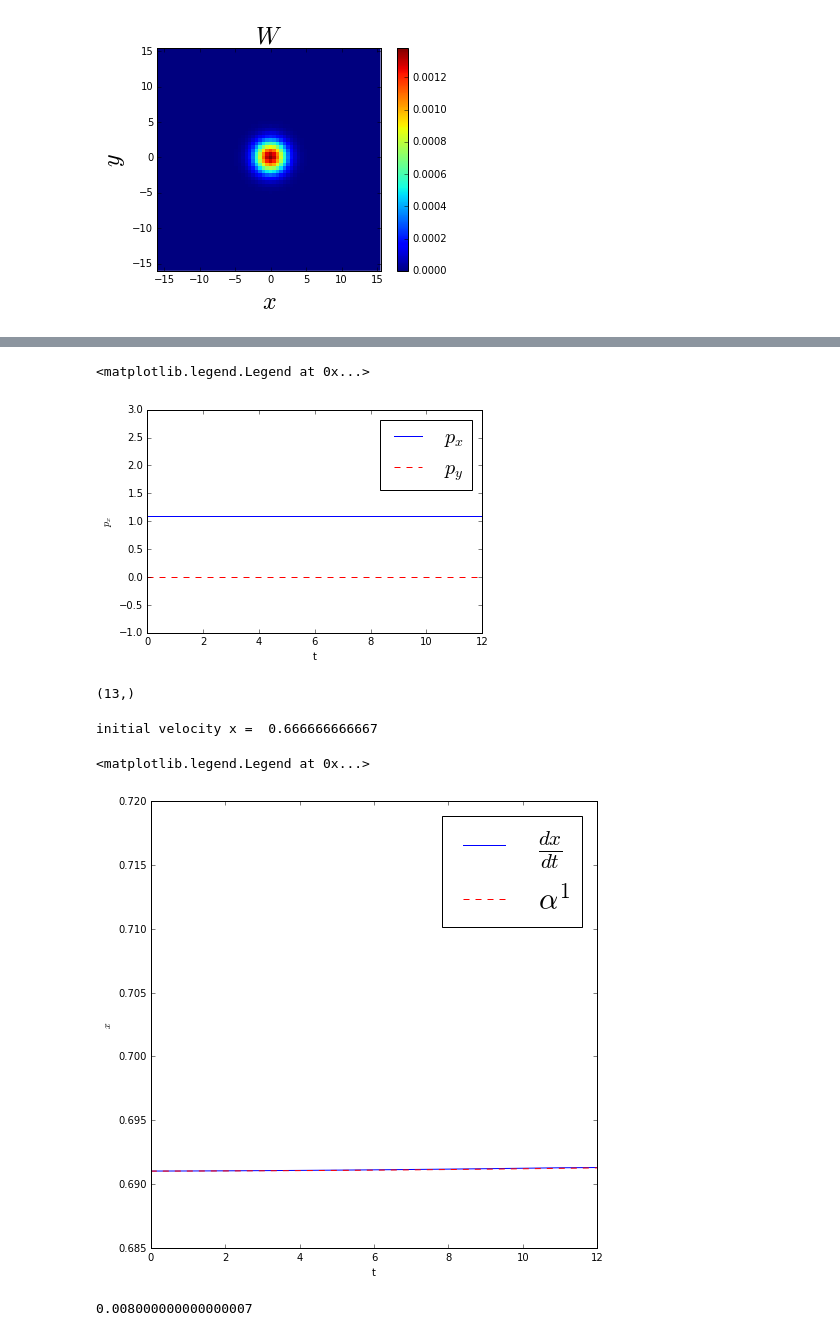
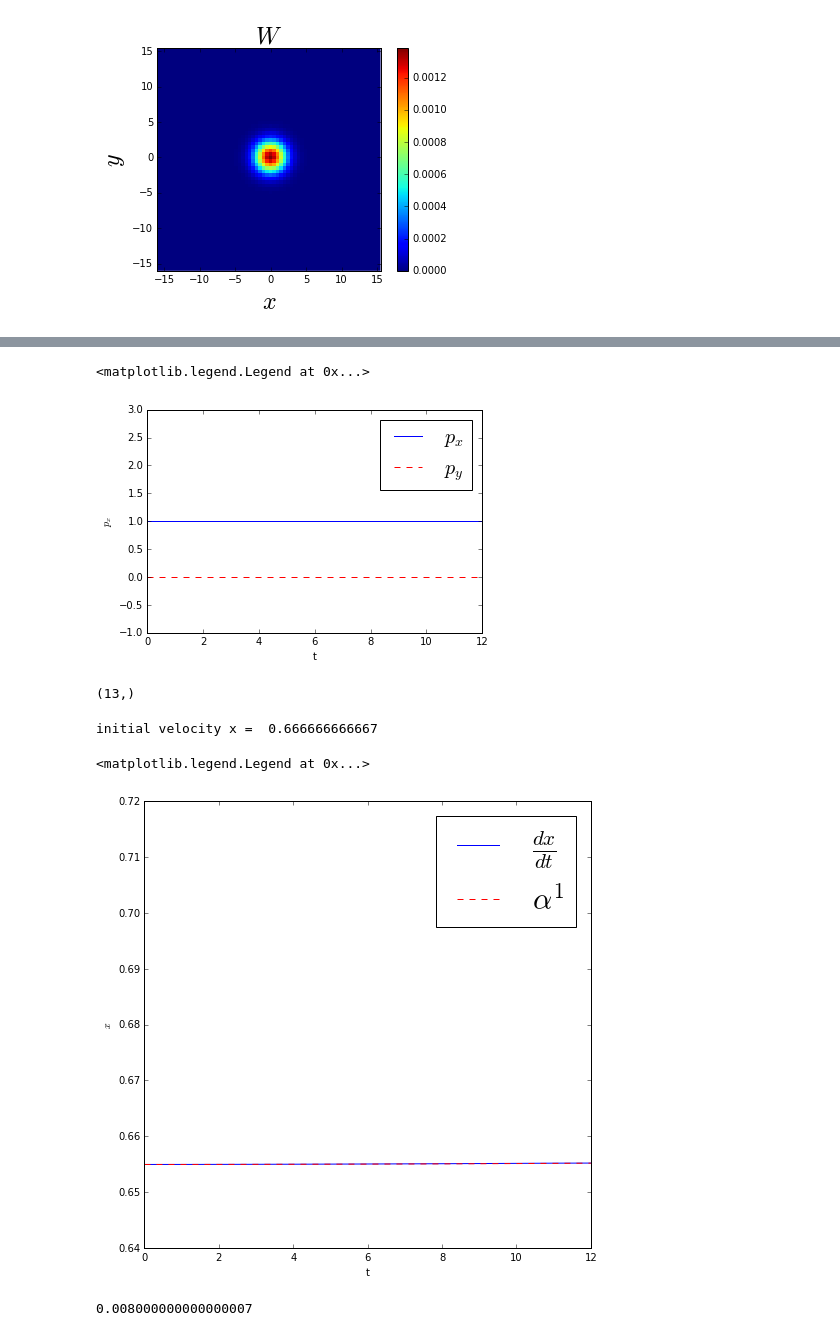
Before and after one commit to cabrer7/PyWignerCUDA2, a Jupyter notebook: instances/WignerDirac4D_64_64/FreeFiltered.ipynb, the cells around one changed output, grey strips where cells are left out. Drawn from its saved outputs; the diff is of its cells as text; code cells hidden in the pictures.

```diff
--- a/instances/WignerDirac4D_64_64/FreeFiltered.ipynb
+++ b/instances/WignerDirac4D_64_64/FreeFiltered.ipynb
@@ -46,7 +46,7 @@ class frame( GPU_WignerDirac4D ):
         self.x_amplitude   = 16.        #axis 3
 
         # Ambiguity space window
-        self.theta_y_amplitude  = 20.     #axis 0
+        self.theta_y_amplitude  = 22.     #axis 0
         self.lambda_y_amplitude = 6.     #axis 1
         self.theta_x_amplitude  = 22.    #axis 2
         self.lambda_x_amplitude = 6.    #axis 3
@@ -363,7 +363,7 @@ plt.ylim(-1,3)
 plt.legend(fontsize=20)
 # %% [output]
 <matplotlib.legend.Legend at 0x...>
-[figure, old version]
+[figure, new version]
 # %%
 instance.average_x.shape
 # %% [output]
@@ -371,19 +371,19 @@ instance.average_x.shape
 # %%
 print 'initial velocity x = ', 2/np.sqrt( 1 + 2**2 + 2**2  )
 
 plt.figure(figsize=(8,8))
 
 plt.plot(  np.gradient( instance.average_x , instance.dt)  , label="$\\frac{dx}{dt}$")
 plt.plot( instance.average_Alpha_1 ,'r--', label="$\\alpha^1$")
 plt.ylabel("$x$")
 plt.xlabel("t")
 
-plt.ylim( 0.685 , 0.72 )
+plt.ylim( 0.64 , 0.72 )
 plt.legend(fontsize=30)
 # %% [output]
 initial velocity x =  0.666666666667
 <matplotlib.legend.Legend at 0x...>
-[figure, old version]
+[figure, new version]
 # %%
 0.698-0.690
 # %% [output]
```
Also changed, not shown: parts of 17 cells of this notebook.
